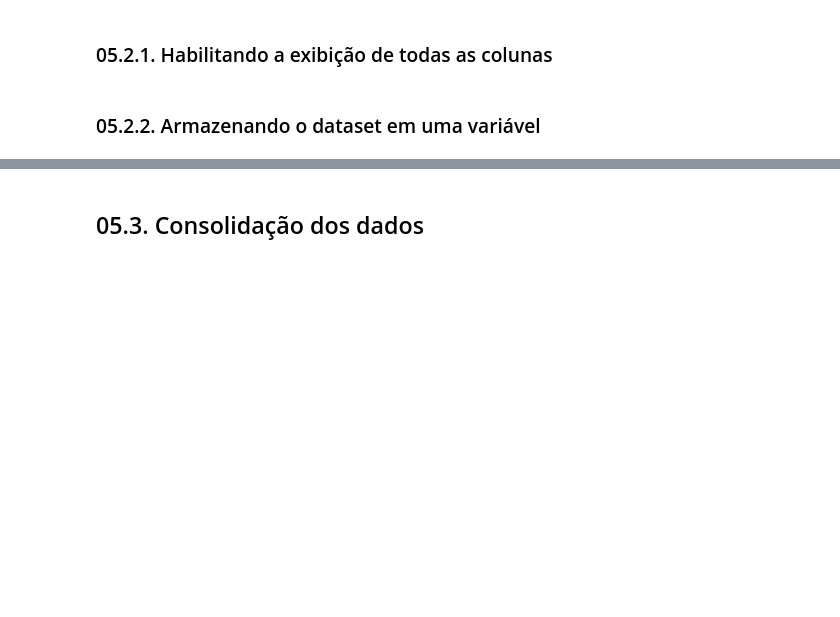
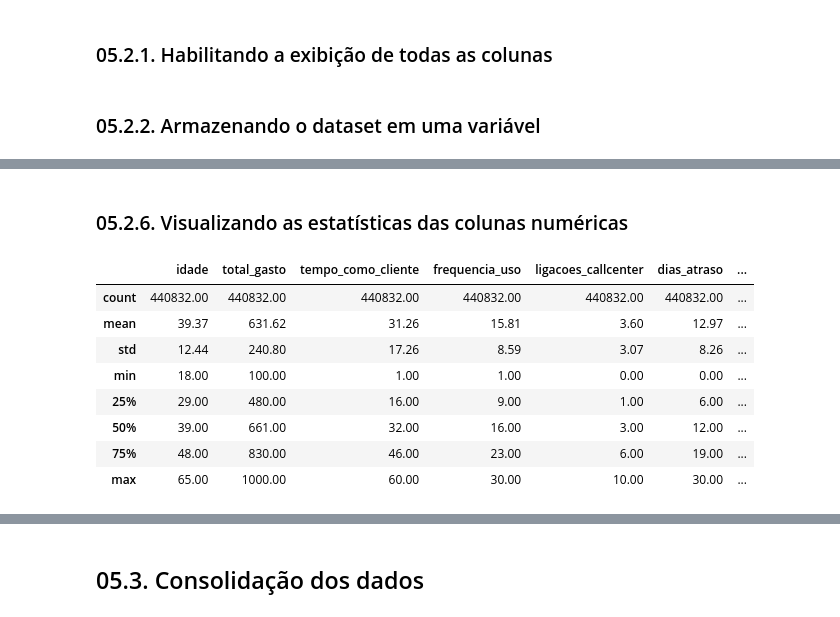
Before and after one commit to matheusresende7/ds_projeto_final_1_eda_telecom, a Jupyter notebook: notebooks/05_pd_analytics.ipynb, the cells around one changed output, grey strips where cells are left out. Drawn from its saved outputs; the diff is of its cells as text; code cells hidden in the pictures; blank space fills up the shorter version.

```diff
--- a/notebooks/05_pd_analytics.ipynb
+++ b/notebooks/05_pd_analytics.ipynb
@@ -42,0 +72,14 @@ df.head(5)
+# %% [markdown]
+### 05.2.6. Visualizando as estatísticas das colunas numéricas
+# %%
+fn_stats_pandas.describe(df)
+# %% [output]
+|  | idade | total_gasto | tempo_como_cliente | frequencia_uso | ligacoes_callcenter | dias_atraso | ... |
+| count | 440832.00 | 440832.00 | 440832.00 | 440832.00 | 440832.00 | 440832.00 | ... |
+| mean | 39.37 | 631.62 | 31.26 | 15.81 | 3.60 | 12.97 | ... |
+| std | 12.44 | 240.80 | 17.26 | 8.59 | 3.07 | 8.26 | ... |
+| min | 18.00 | 100.00 | 1.00 | 1.00 | 0.00 | 0.00 | ... |
+| 25% | 29.00 | 480.00 | 16.00 | 9.00 | 1.00 | 6.00 | ... |
+| 50% | 39.00 | 661.00 | 32.00 | 16.00 | 3.00 | 12.00 | ... |
+| 75% | 48.00 | 830.00 | 46.00 | 23.00 | 6.00 | 19.00 | ... |
+| max | 65.00 | 1000.00 | 60.00 | 30.00 | 10.00 | 30.00 | ... |
```
Also changed, not shown: parts of 19 cells of this notebook, 32 other files.
